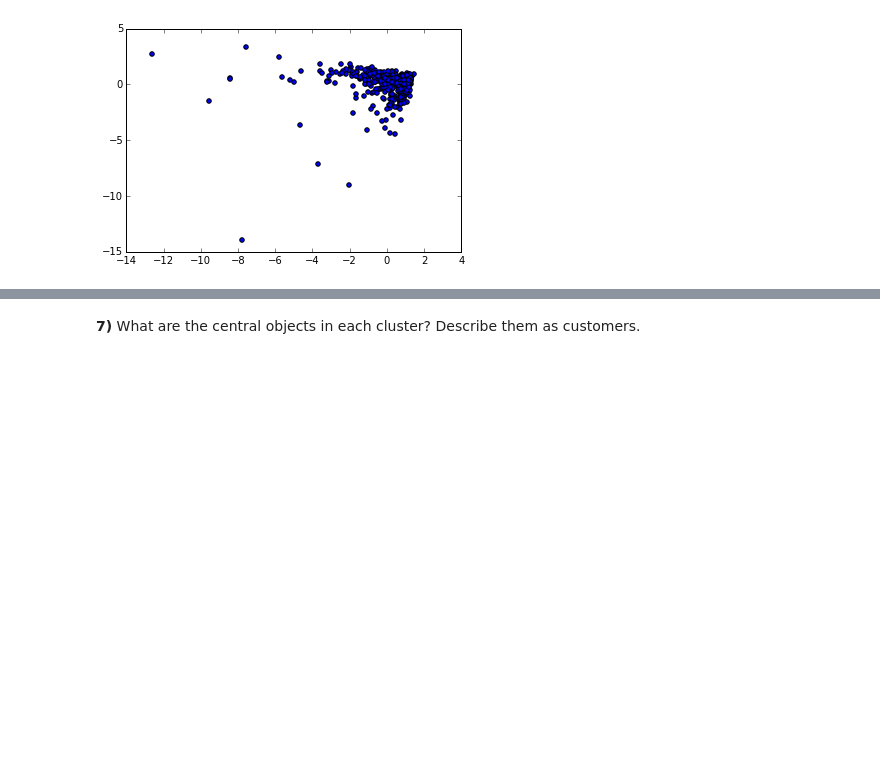
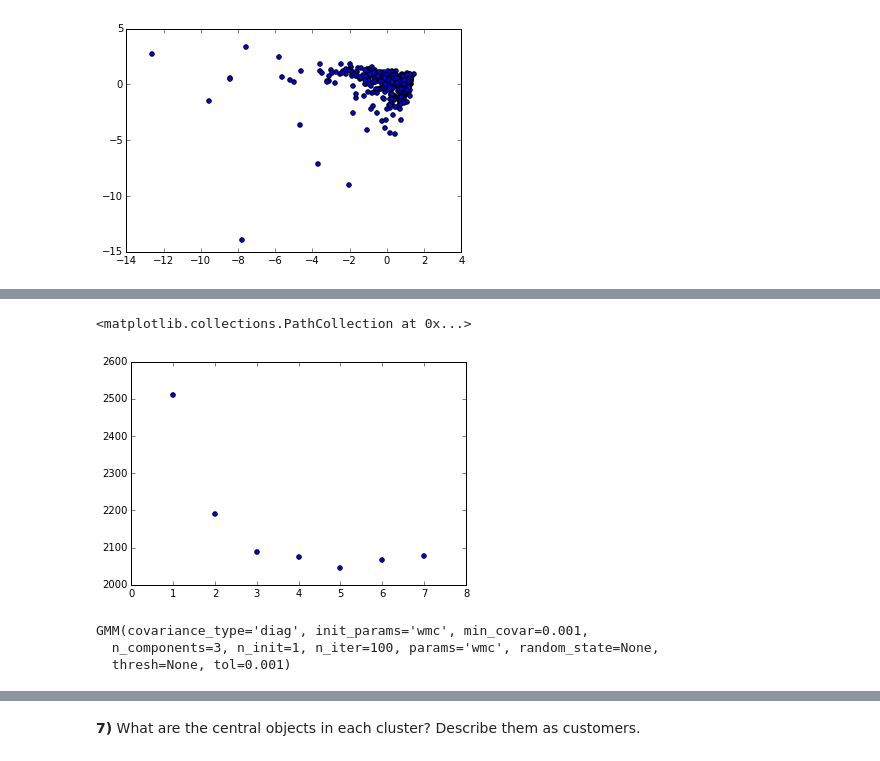
Before and after one commit to peacing/udacity-machine-learning, a Jupyter notebook: Udac-MLE/customer_segments/customer_segments.ipynb, the cells around one changed output, grey strips where cells are left out. Cells and saved outputs as stored; diff of their text form; code cells hidden in the pictures; blank space fills up the shorter version.

```diff
--- a/Udac-MLE/customer_segments/customer_segments.ipynb
+++ b/Udac-MLE/customer_segments/customer_segments.ipynb
@@ -192,0 +232,5 @@ GMM(covariance_type='diag', init_params='wmc', min_covar=0.001,
+# %%
+plt.scatter(np.linspace(1,7,7), bics)
+# %% [output]
+<matplotlib.collections.PathCollection at 0x...>
+[figure, added]
@@ -193,3 +240,12 @@ GMM(covariance_type='diag', init_params='wmc', min_covar=0.001,
+# %%
+# fitting best gmm model with 3 number of components
+gmm = GMM(n_components=3)
+clusters = gmm.fit(reduced_data)
+print clusters
+# %% [output]
+GMM(covariance_type='diag', init_params='wmc', min_covar=0.001,
+  n_components=3, n_init=1, n_iter=100, params='wmc', random_state=None,
+  thresh=None, tol=0.001)
 # %%
 # Plot the decision boundary by building a mesh grid to populate a graph.
 x_min, x_max = reduced_data[:, 0].min() - 1, reduced_data[:, 0].max() + 1
```
Also changed, not shown: parts of 19 cells of this notebook, 1 other file.
